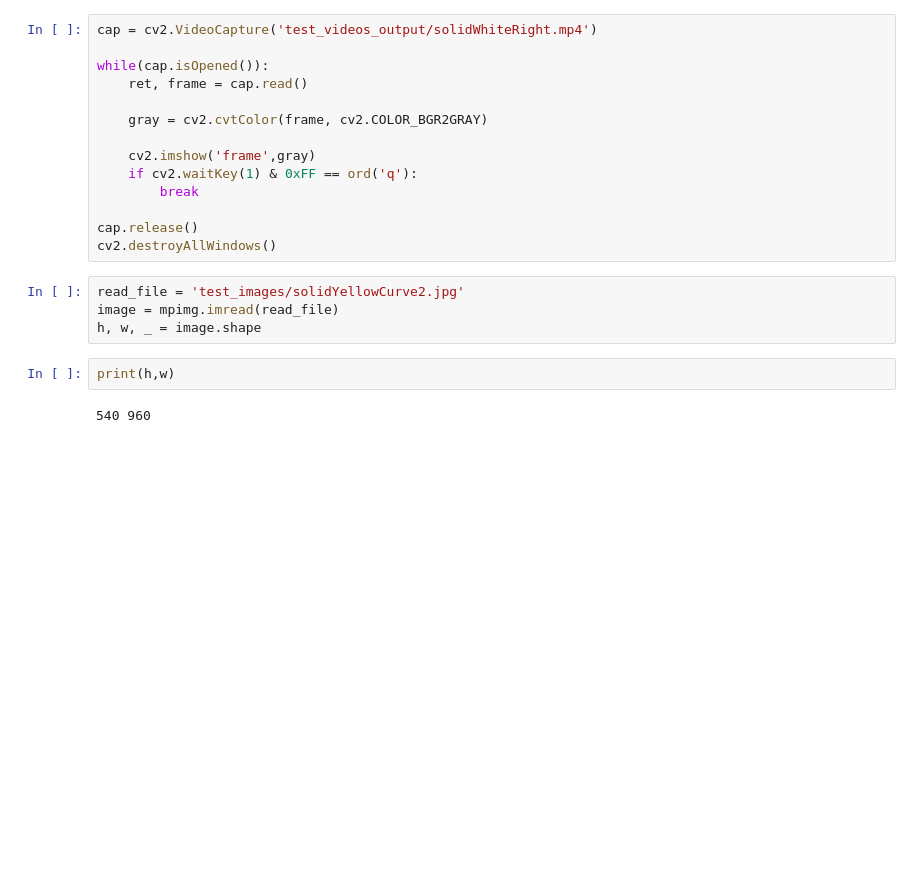
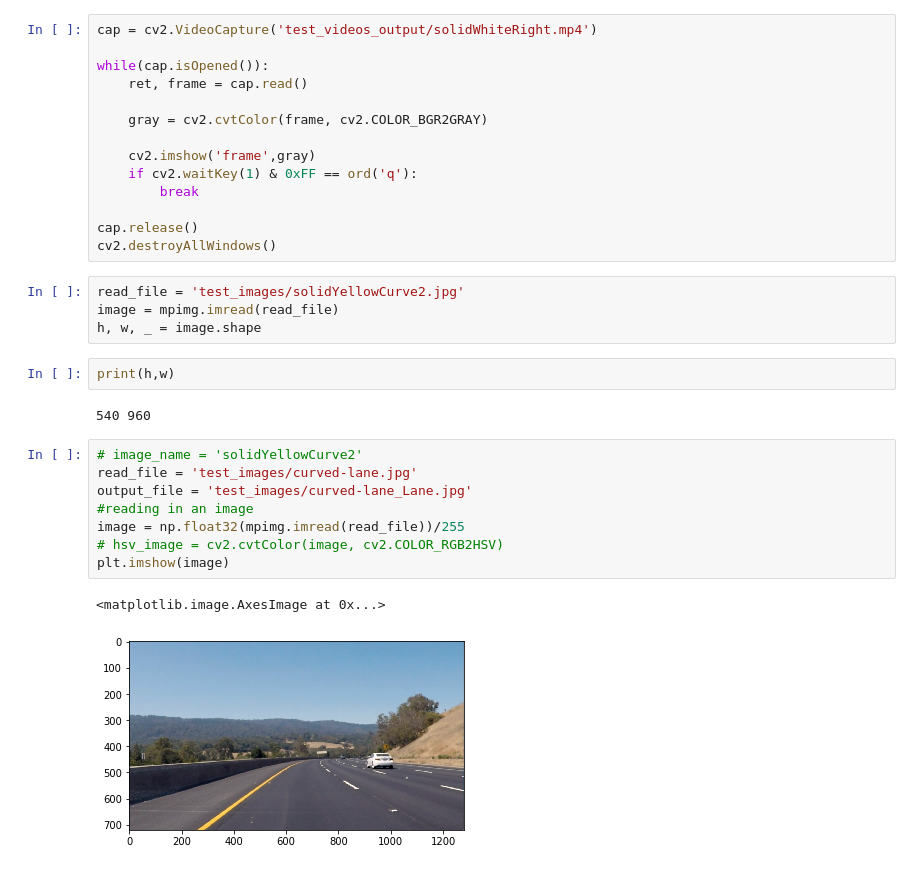
Before and after one commit to pradeepss/UdacitySDCEProjects, a Jupyter notebook: CarND-LaneLines-P1-master/LaneFindingOnVideo.ipynb, the cells around one changed output. Cells and saved outputs as stored; diff of their text form; blank space fills up the shorter version.

```diff
--- a/CarND-LaneLines-P1-master/LaneFindingOnVideo.ipynb
+++ b/CarND-LaneLines-P1-master/LaneFindingOnVideo.ipynb
@@ -430,3 +452,14 @@ h, w, _ = image.shape
 print(h,w)
 # %% [output]
 540 960
+# %%
+# image_name = 'solidYellowCurve2'
+read_file = 'test_images/curved-lane.jpg'
+output_file = 'test_images/curved-lane_Lane.jpg'
+#reading in an image
+image = np.float32(mpimg.imread(read_file))/255
+# hsv_image = cv2.cvtColor(image, cv2.COLOR_RGB2HSV)
+plt.imshow(image)
+# %% [output]
+<matplotlib.image.AxesImage at 0x...>
+[figure, added]
```
Also changed, not shown: parts of 7 cells of this notebook, 18 other files.
